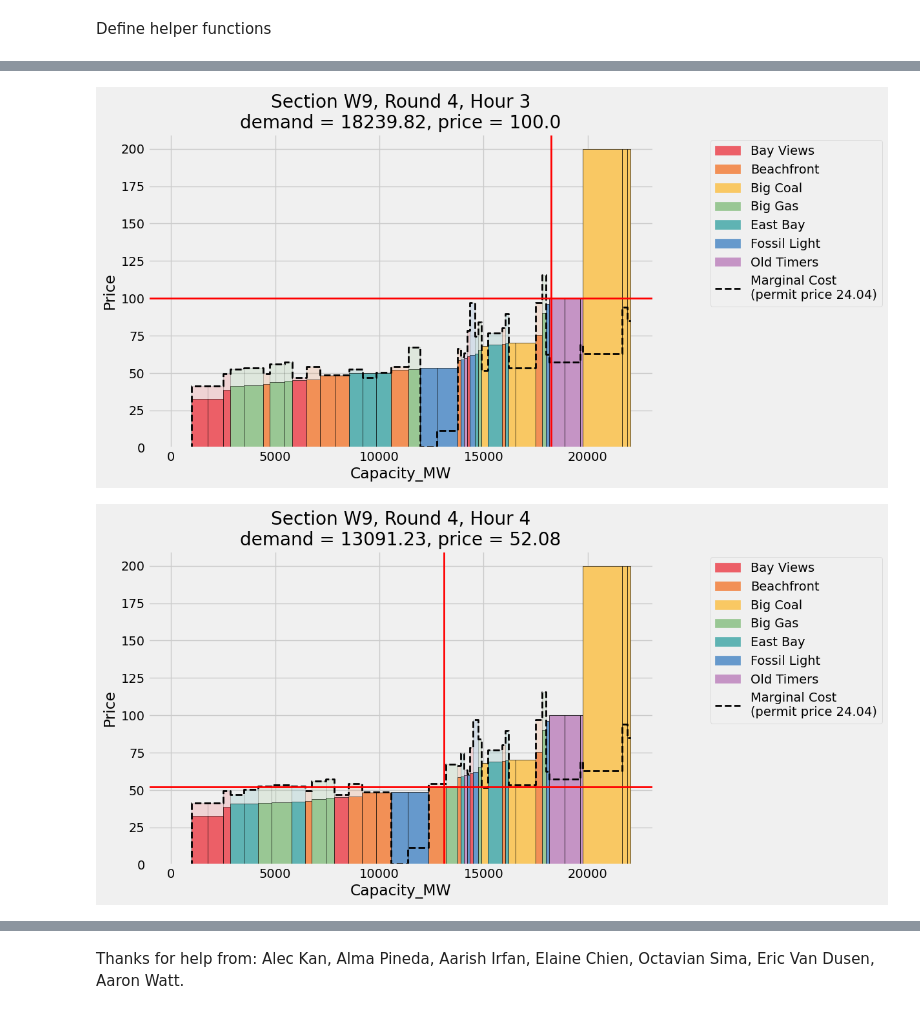
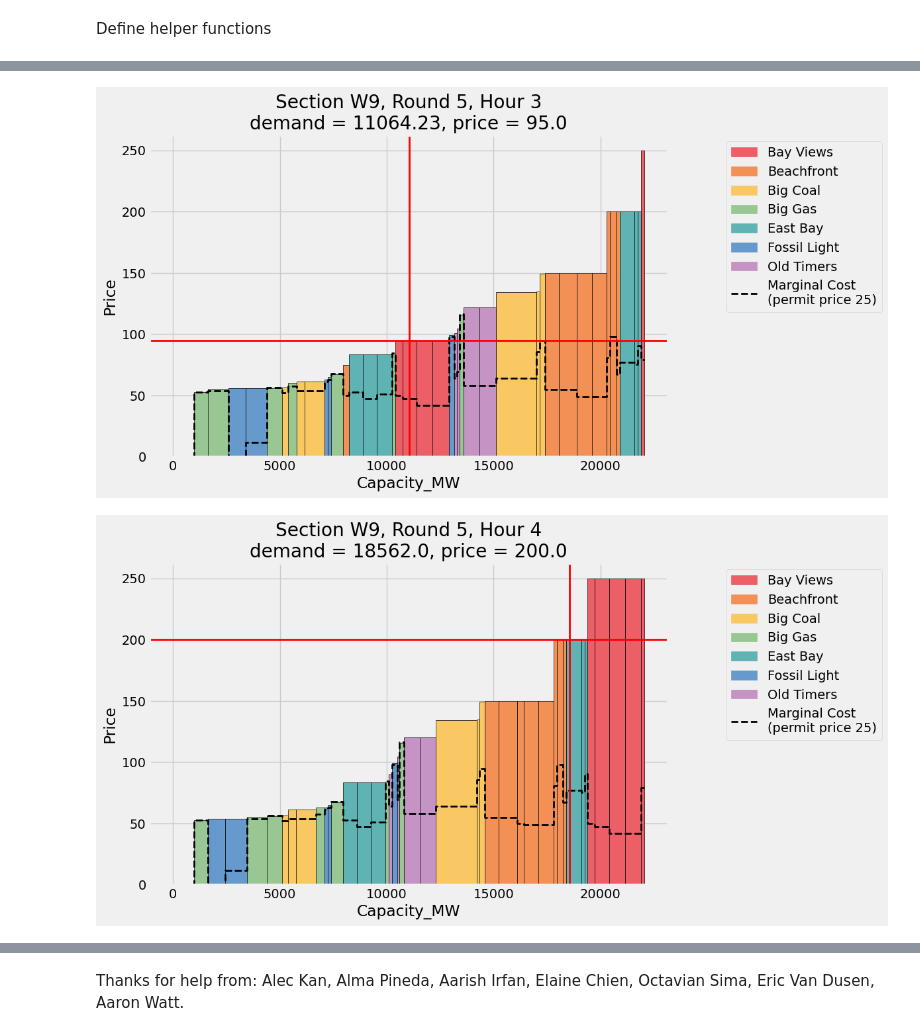
Before and after one commit to ds-modules/EEP-147-SP24, a Jupyter notebook: ESG-LectureGraphs/ESG_LectureGraphs.ipynb, the cells around one changed output, grey strips where cells are left out. Drawn from its saved outputs; the diff is of its cells as text; code cells hidden in the pictures.

```diff
--- a/ESG-LectureGraphs/ESG_LectureGraphs.ipynb
+++ b/ESG-LectureGraphs/ESG_LectureGraphs.ipynb
@@ -34,7 +34,7 @@ The variable **pab_periods** should contain each of the periods for which there
 # %%
 SECTIONS = ['W9','T1','T2']
 section = "W9"
-period = 4
+period = 5
 year = 2024
 #leave current period - it works with some of the functions
 current_period = period+1
@@ -147,7 +147,7 @@ def user_defined_bids(input_table, hour, period, my_portfolio, def_my_bids, def_
     joined_table = Table.from_df(joined_df)
     return(joined_table)
 
-def market_plot(section, hour, period, carbon_price, my_portfolio, def_my_bids, def_others_bids):
+def market_plot(section, hour, period, carbon_price, my_portfolio, def_my_bids, def_others_bids, ymax=500):
     demand = demand_table.where("round", period).where("hour", hour)["load"].item()
     joined_table = get_bids(section)
     joined_table = adjust_by_cp(joined_table, hour, period, carbon_price)
@@ -208,6 +208,10 @@ def market_plot(section, hour, period, carbon_price, my_portfolio, def_my_bids,
               '\ndemand = ' + str(round(demand,2)) + ', price = ' + str(price))
     plt.xlabel('Capacity_MW')
     plt.ylabel('Price')
+    # trim off top of plot if needed
+    # if ymax > clearing price and max bid > ymax, cut off at ymax
+    if price < ymax and max(height) > ymax:
+        plt.ylim((0, ymax))
     price_line_plot(price)
     demand_plot(demand)
     #plt.ylim((0, 100))
@@ -295,9 +299,10 @@ if period < 7:
             market_plot(section = section,
                         hour = hour,
                         period = period,
-                        carbon_price = 24.04,
+                        carbon_price = 25,
                         my_portfolio = 'Bay Views',
                         def_my_bids = False,
-                        def_others_bids = False)
+                        def_others_bids = False,
+                        ymax=300)
             plt.savefig(section+"_"+str(hour)+".png", bbox_inches="tight")
 # %% [output]
@@ -306,2 +311,2 @@ if period < 7:
-[figure, old version]
+[figure, new version]
-[figure, old version]
+[figure, new version]
```
Also changed, not shown: parts of 2 cells of this notebook, 6 other files.
